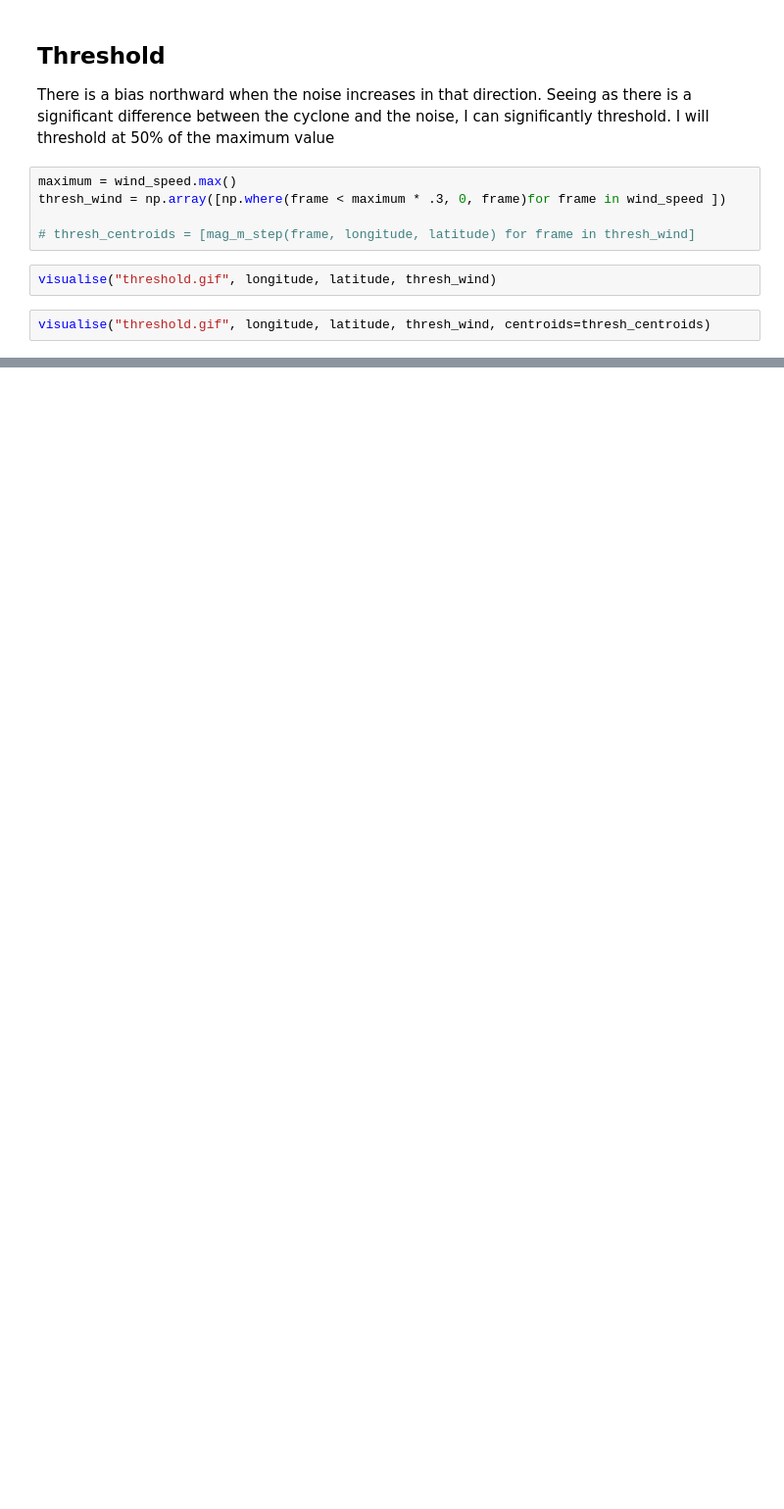
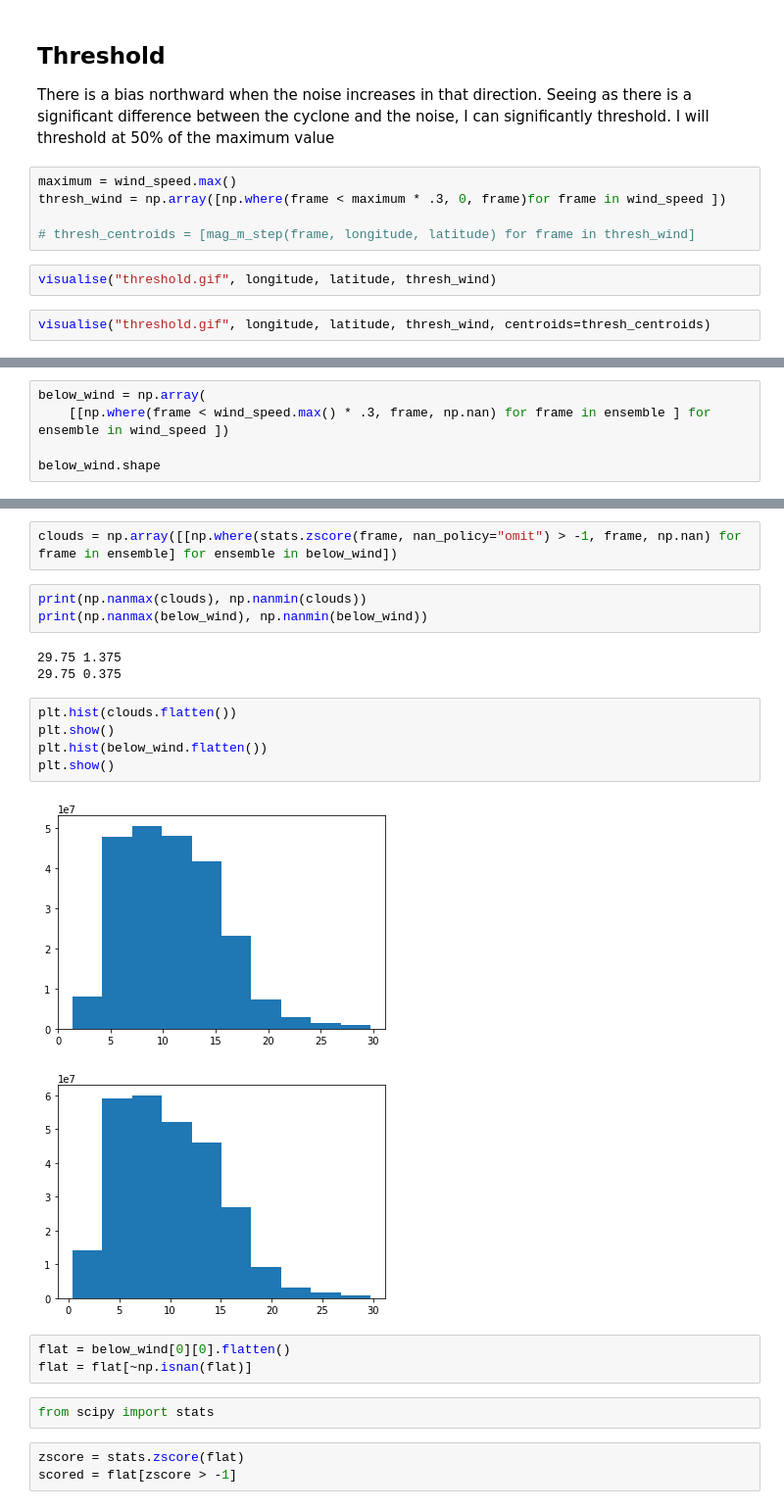
Before and after one commit to br1097/ADS-Coursework, a Jupyter notebook: exploration/clustering.ipynb, the cells around one changed output, grey strips where cells are left out. Shown at 98% size. Drawn from its saved outputs; the diff is of its cells as text; blank space fills up the shorter version.

Commit message:
made some badass visualisations

```diff
--- a/exploration/clustering.ipynb
+++ b/exploration/clustering.ipynb
@@ -148,3 +148,8 @@ visualise("threshold.gif", longitude, latitude, thresh_wind)
 visualise("threshold.gif", longitude, latitude, thresh_wind, centroids=thresh_centroids)
 # %% [markdown]
 ![Centroids](./vis/threshold.gif?arg) ![Centroids](./vis/centroid_threshold.gif?arg)
+# %%
+below_wind = np.array(
+    [[np.where(frame < wind_speed.max() * .3, frame, np.nan) for frame in ensemble ] for ensemble in wind_speed ])
+
+below_wind.shape
@@ -150,0 +167,24 @@ visualise("threshold.gif", longitude, latitude, thresh_wind, centroids=thresh_ce
+# %%
+clouds = np.array([[np.where(stats.zscore(frame, nan_policy="omit") > -1, frame, np.nan) for frame in ensemble] for ensemble in below_wind])
+# %%
+print(np.nanmax(clouds), np.nanmin(clouds))
+print(np.nanmax(below_wind), np.nanmin(below_wind))
+# %% [output]
+29.75 1.375
+29.75 0.375
+# %%
+plt.hist(clouds.flatten())
+plt.show()
+plt.hist(below_wind.flatten())
+plt.show()
+# %% [output]
+[figure, added]
+[figure, added]
+# %%
+flat = below_wind[0][0].flatten()
+flat = flat[~np.isnan(flat)]
+# %%
+from scipy import stats
+# %%
+zscore = stats.zscore(flat)
+scored = flat[zscore > -1]
```
Also changed, not shown: parts of 5 cells of this notebook, 8 other files.
